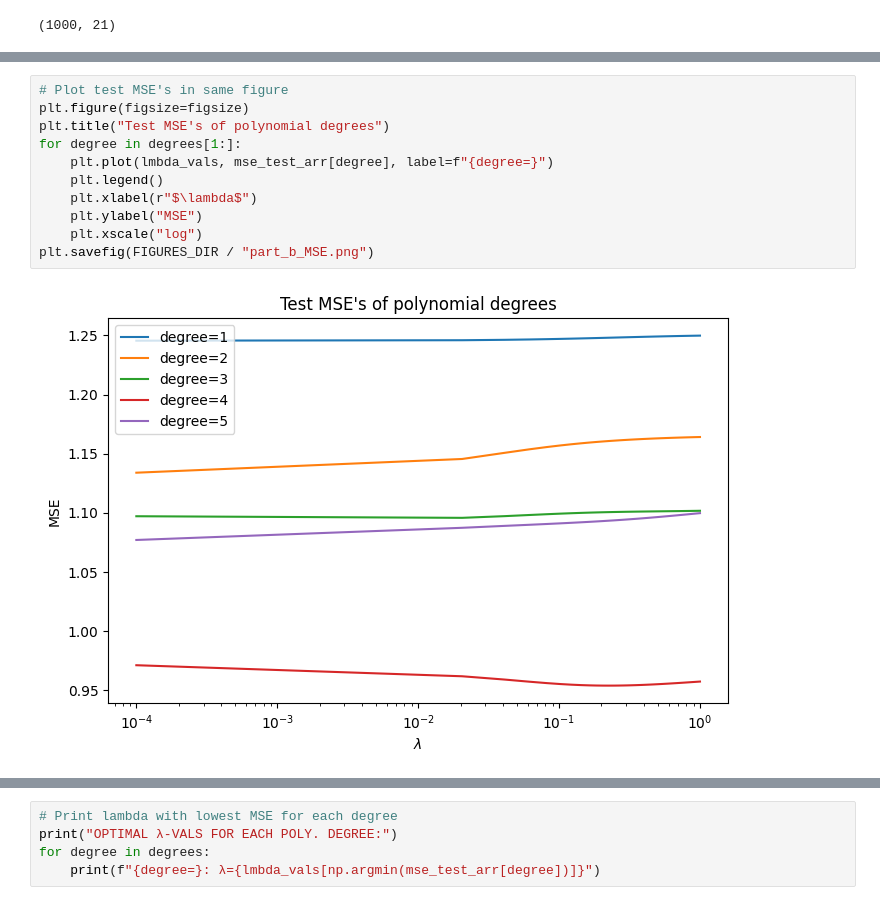
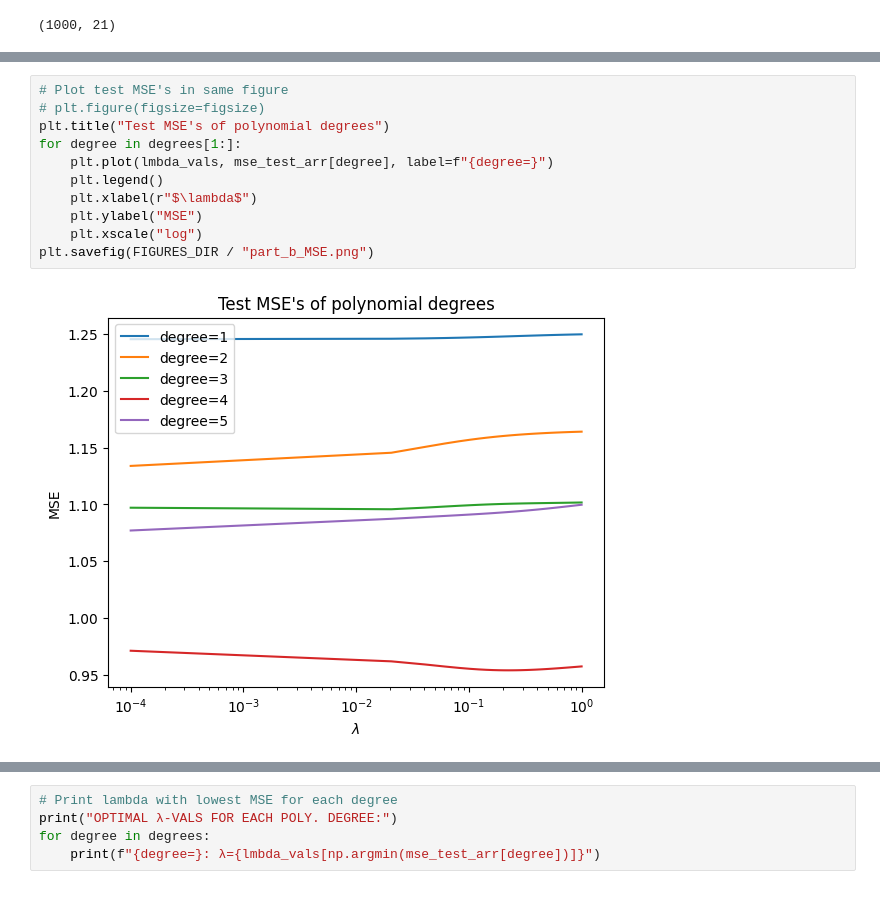
Before and after one commit to LassePladsen/FYS-STK3155-projects, a Jupyter notebook: project1/source_code/part_b_franke_ridge.ipynb, the cells around one changed output, grey strips where cells are left out. Saved outputs shown, nothing was run; the diff lists cells and outputs as text.

```diff
--- a/project1/source_code/part_b_franke_ridge.ipynb
+++ b/project1/source_code/part_b_franke_ridge.ipynb
@@ -170,15 +170,15 @@ plt.tight_layout()
 # %%
 # Plot test MSE's in same figure
-plt.figure(figsize=figsize)
+# plt.figure(figsize=figsize)
 plt.title("Test MSE's of polynomial degrees")
 for degree in degrees[1:]:
     plt.plot(lmbda_vals, mse_test_arr[degree], label=f"{degree=}")
     plt.legend()
     plt.xlabel(r"$\lambda$")
     plt.ylabel("MSE")
     plt.xscale("log")
 plt.savefig(FIGURES_DIR / "part_b_MSE.png")
 # %% [output]
-[figure, old version]
+[figure, new version]
 # %%
 # Plot test R2's in same figure
```
Also changed, not shown: parts of 3 cells of this notebook, 2 other files.
